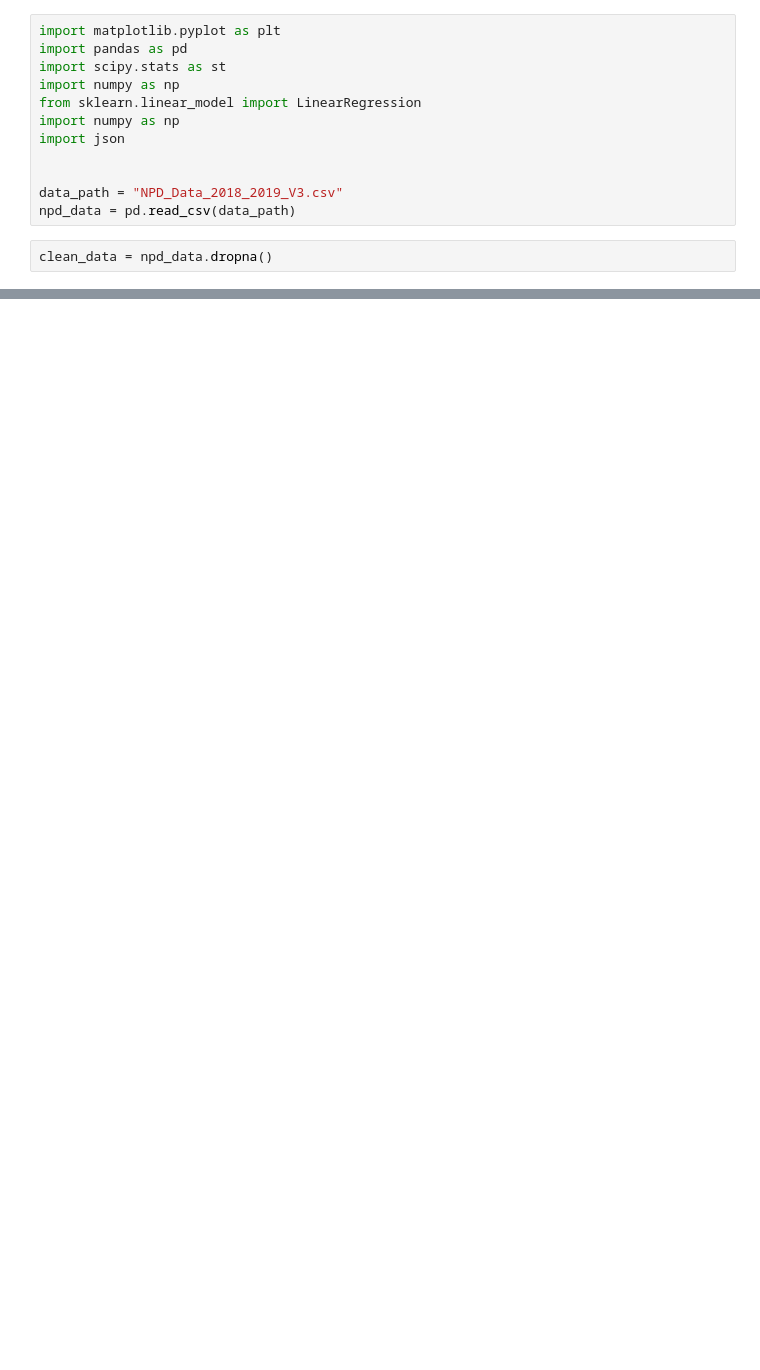
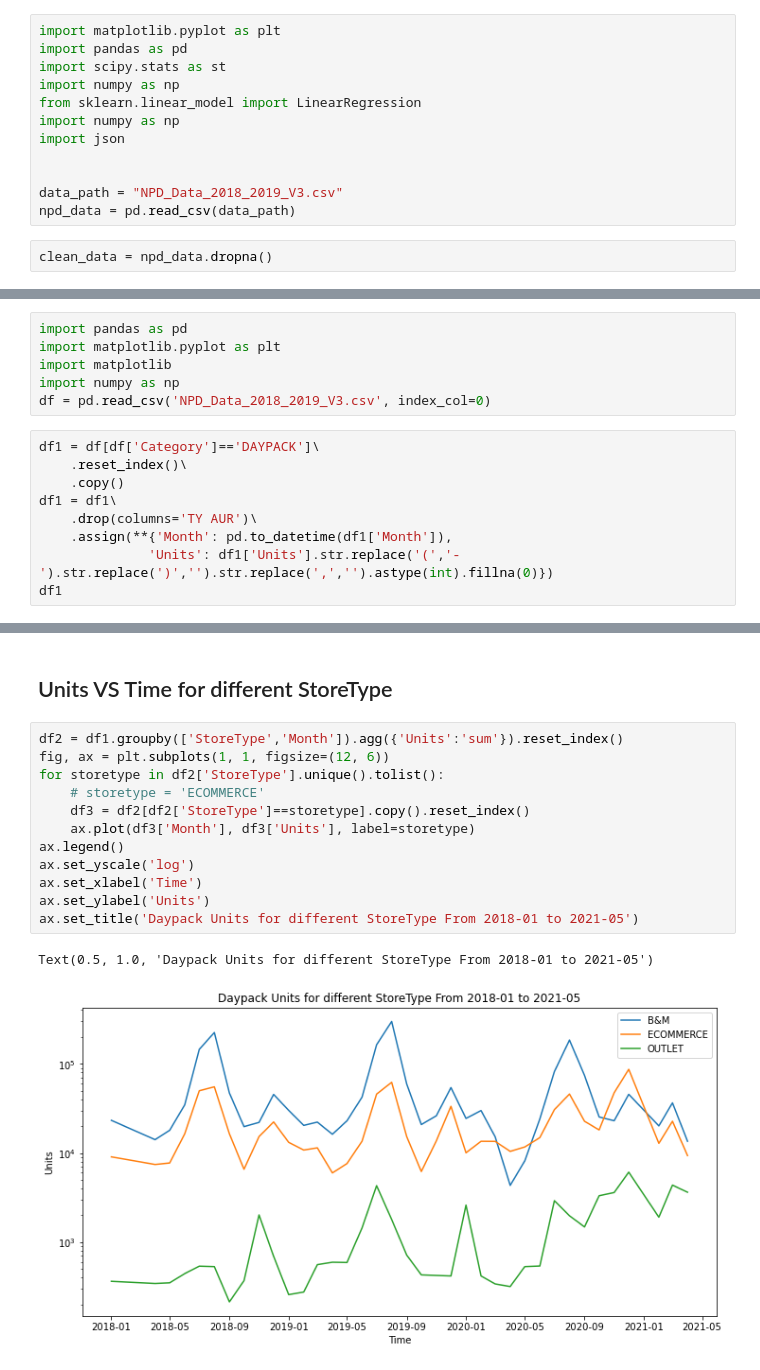
Before and after one commit to lstark85/Project1, a Jupyter notebook: starter_code.ipynb, the cells around one changed output, grey strips where cells are left out. Saved outputs shown, nothing was run; the diff lists cells and outputs as text; blank space fills up the shorter version.

Commit message:
initial daypack analysis

```diff
--- a/starter_code.ipynb
+++ b/starter_code.ipynb
@@ -14,0 +17,15 @@ clean_data = npd_data.dropna()
+# %%
+import pandas as pd
+import matplotlib.pyplot as plt
+import matplotlib
+import numpy as np
+df = pd.read_csv('NPD_Data_2018_2019_V3.csv', index_col=0)
+# %%
+df1 = df[df['Category']=='DAYPACK']\
+    .reset_index()\
+    .copy()
+df1 = df1\
+    .drop(columns='TY AUR')\
+    .assign(**{'Month': pd.to_datetime(df1['Month']),
+              'Units': df1['Units'].str.replace('(','-').str.replace(')','').str.replace(',','').astype(int).fillna(0)})
+df1
@@ -14,0 +46,17 @@ clean_data = npd_data.dropna()
+# %% [markdown]
+## Units VS Time for different StoreType
+# %%
+df2 = df1.groupby(['StoreType','Month']).agg({'Units':'sum'}).reset_index()
+fig, ax = plt.subplots(1, 1, figsize=(12, 6))
+for storetype in df2['StoreType'].unique().tolist():
+    # storetype = 'ECOMMERCE'
+    df3 = df2[df2['StoreType']==storetype].copy().reset_index()
+    ax.plot(df3['Month'], df3['Units'], label=storetype)
+ax.legend()
+ax.set_yscale('log')
+ax.set_xlabel('Time')
+ax.set_ylabel('Units')
+ax.set_title('Daypack Units for different StoreType From 2018-01 to 2021-05')
+# %% [output]
+Text(0.5, 1.0, 'Daypack Units for different StoreType From 2018-01 to 2021-05')
+[figure, added]
```
Also changed, not shown: parts of 6 cells of this notebook.
